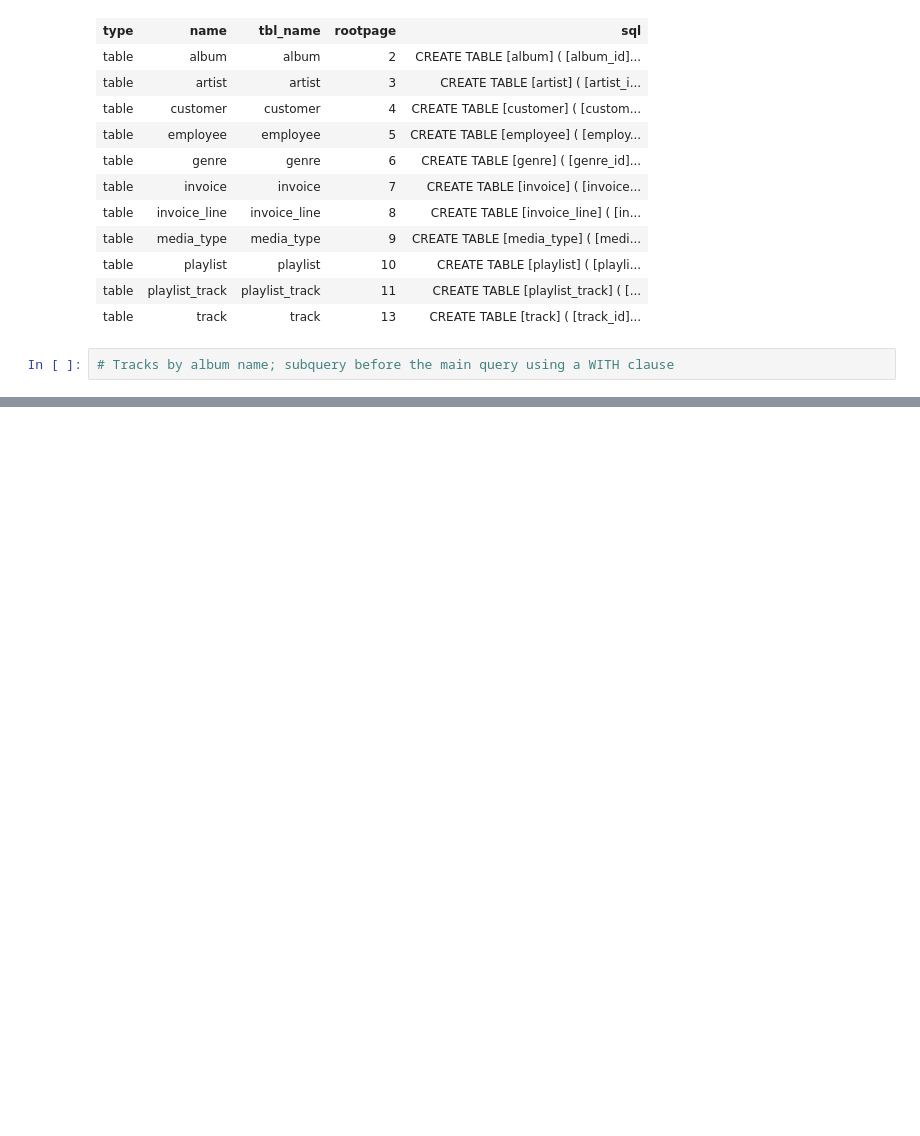
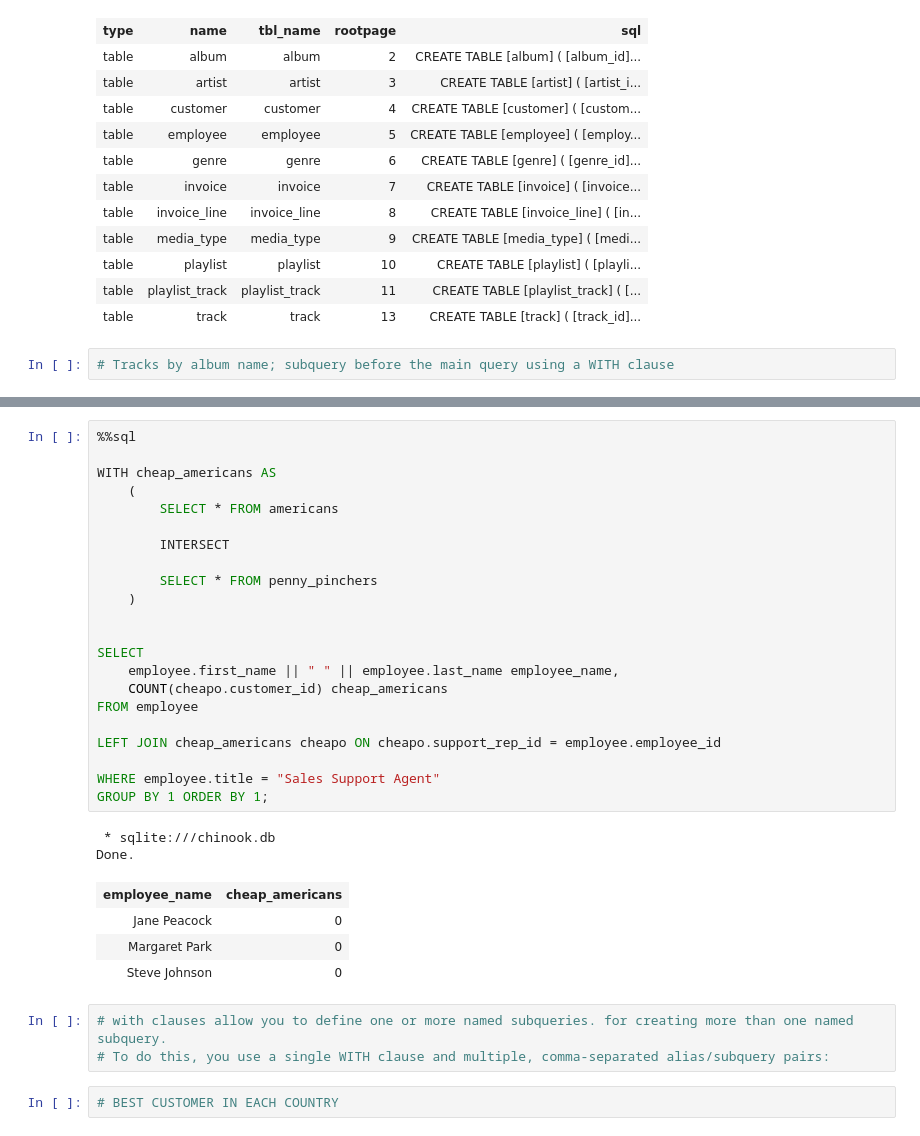
Before and after one commit to mcshakes/assorted_data_projects, a Jupyter notebook: business_questions/Something.ipynb, the cells around one changed output, grey strips where cells are left out. Saved outputs shown, nothing was run; the diff lists cells and outputs as text; blank space fills up the shorter version.

```diff
--- a/business_questions/Something.ipynb
+++ b/business_questions/Something.ipynb
@@ -81,0 +185,34 @@ Done.
+# %%
+%%sql
+
+WITH cheap_americans AS
+    (
+        SELECT * FROM americans
+
+        INTERSECT
+
+        SELECT * FROM penny_pinchers
+    )
+
+
+SELECT
+    employee.first_name || " " || employee.last_name employee_name,
+    COUNT(cheapo.customer_id) cheap_americans
+FROM employee
+
+LEFT JOIN cheap_americans cheapo ON cheapo.support_rep_id = employee.employee_id
+
+WHERE employee.title = "Sales Support Agent"
+GROUP BY 1 ORDER BY 1;
+# %% [output]
+ * sqlite:///chinook.db
+Done.
+| employee_name | cheap_americans |
+| Jane Peacock | 0 |
+| Margaret Park | 0 |
+| Steve Johnson | 0 |
+# %%
+# with clauses allow you to define one or more named subqueries. for creating more than one named subquery.
+# To do this, you use a single WITH clause and multiple, comma-separated alias/subquery pairs:
+# %%
+# BEST CUSTOMER IN EACH COUNTRY
```
Also changed, not shown: parts of 10 cells of this notebook, 1 other file.
